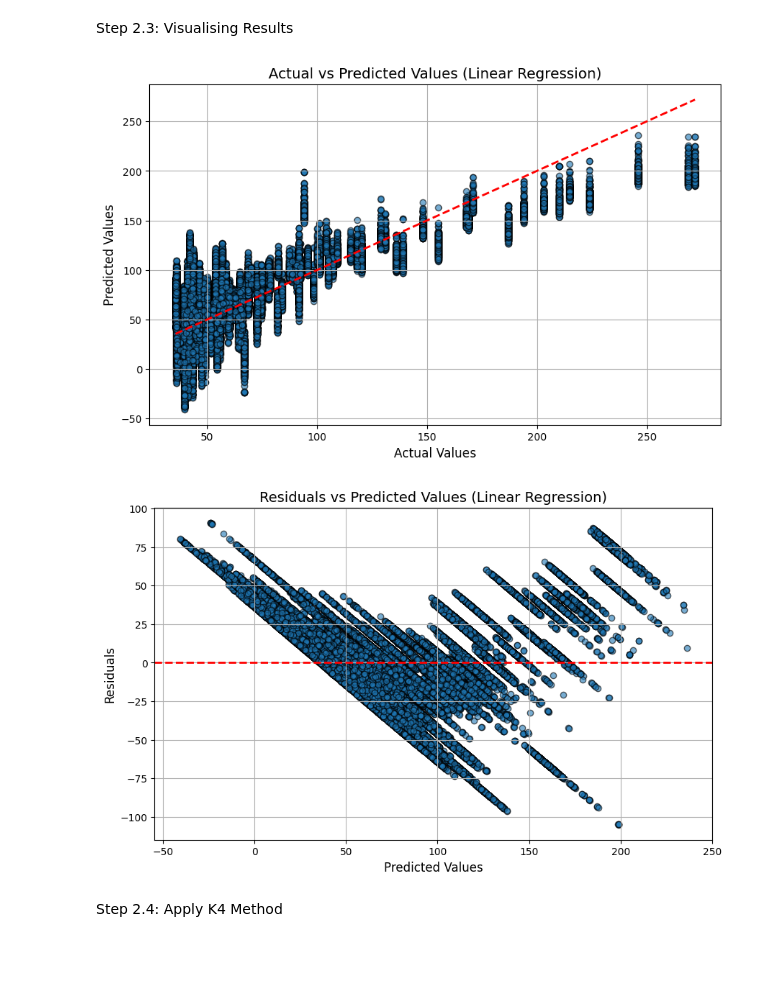
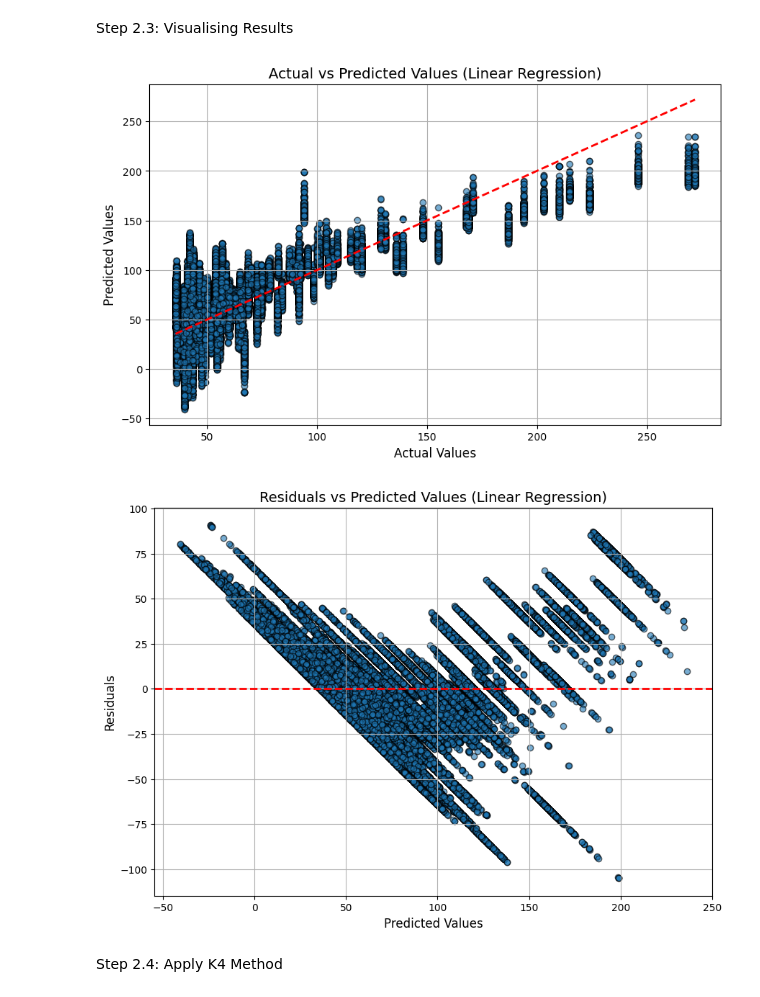
Before and after one commit to Urusha-Bajracharya3950/Engg680_Digital_Engineering_Project_Group_5, a Jupyter notebook: Model_Development/Group_Project.ipynb, the cells around one changed output. Cells and saved outputs as stored; diff of their text form; code cells hidden in the pictures; blank space fills up the shorter version.

```diff
--- a/Model_Development/Group_Project.ipynb
+++ b/Model_Development/Group_Project.ipynb
@@ -261,29 +261,29 @@ Step 2.3: Visualising Results
 # %%
 # Plot actual vs predicted values for Linear Regression
 plt.figure(figsize=(10, 6))
 plt.scatter(y_test, y_pred_optimized, alpha=0.6, edgecolors='k')
 plt.plot([y_test.min(), y_test.max()], [y_test.min(), y_test.max()], 'r--', lw=2)
 plt.title('Actual vs Predicted Values (Linear Regression)', fontsize=14)
 plt.xlabel('Actual Values', fontsize=12)
 plt.ylabel('Predicted Values', fontsize=12)
 plt.grid(True)
 plt.show()
 
 # Compute residuals for Linear Regression
 residuals = y_test - y_pred_optimized
 
 # Plot residuals
-plt.figure(figsize=(10, 6))
+plt.figure(figsize=(10, 7))
 plt.scatter(y_pred_optimized, residuals, alpha=0.6, edgecolors='k')
 plt.axhline(y=0, color='r', linestyle='--', lw=2)
 plt.title('Residuals vs Predicted Values (Linear Regression)', fontsize=14)
 plt.xlabel('Predicted Values', fontsize=12)
 plt.ylabel('Residuals', fontsize=12)
 plt.grid(True)
 plt.show()
 # %% [output]
 [figure]
-[figure, old version]
+[figure, new version]
 # %% [markdown]
 Step 2.4: Apply K4 Method
 # %%
```
Also changed, not shown: parts of 1 cell of this notebook.
